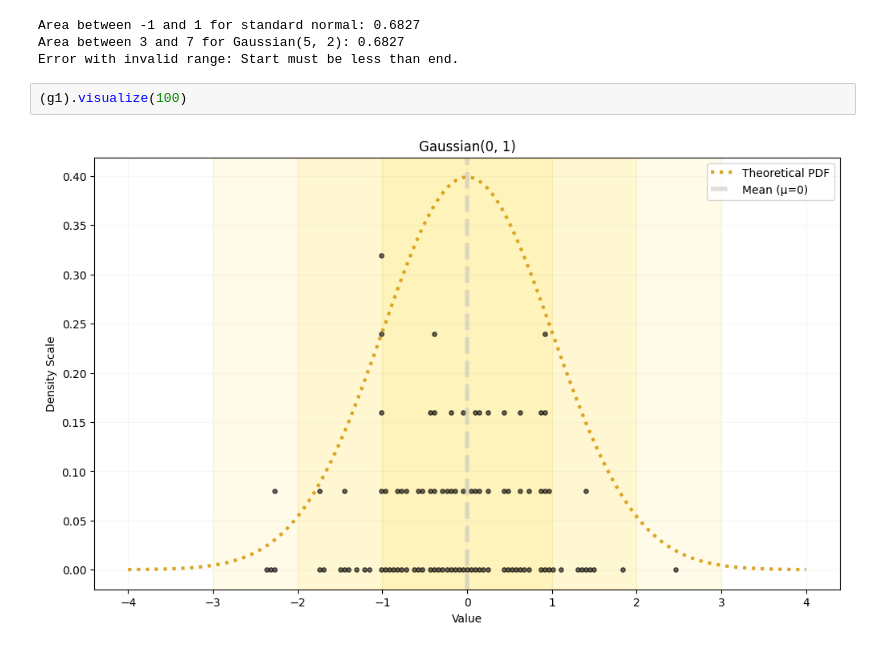
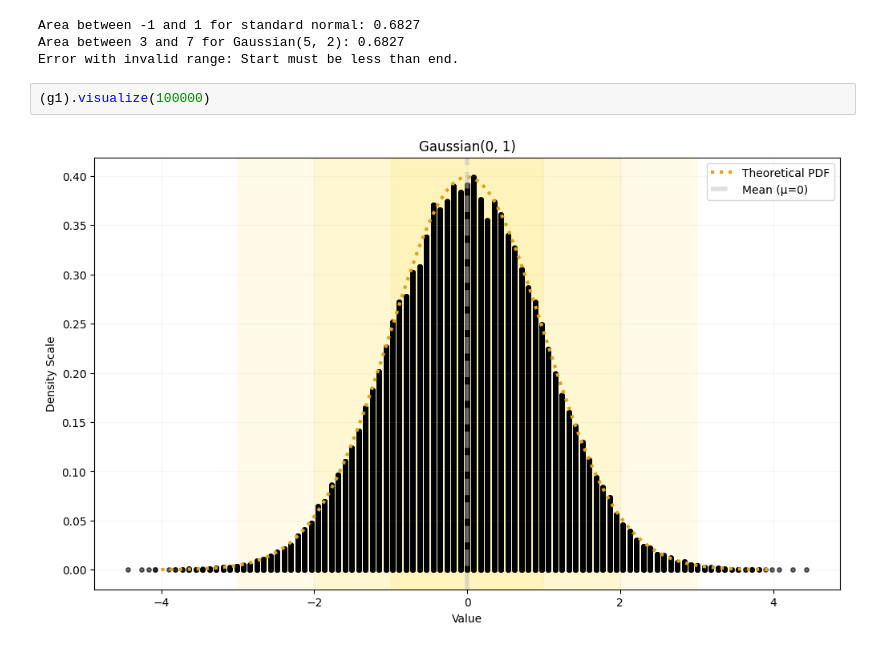
Before and after one commit to JulTob/Data, a Jupyter notebook: GaussianCalculator.ipynb, the cells around one changed output. Saved outputs shown, nothing was run; the diff lists cells and outputs as text.

```diff
--- a/GaussianCalculator.ipynb
+++ b/GaussianCalculator.ipynb
@@ -211,6 +211,6 @@ Area between -1 and 1 for standard normal: 0.6827
 Area between 3 and 7 for Gaussian(5, 2): 0.6827
 Error with invalid range: Start must be less than end.
 # %%
-(g1).visualize(100)
+(g1).visualize(100000)
 # %% [output]
-[figure, old version]
+[figure, new version]
```
